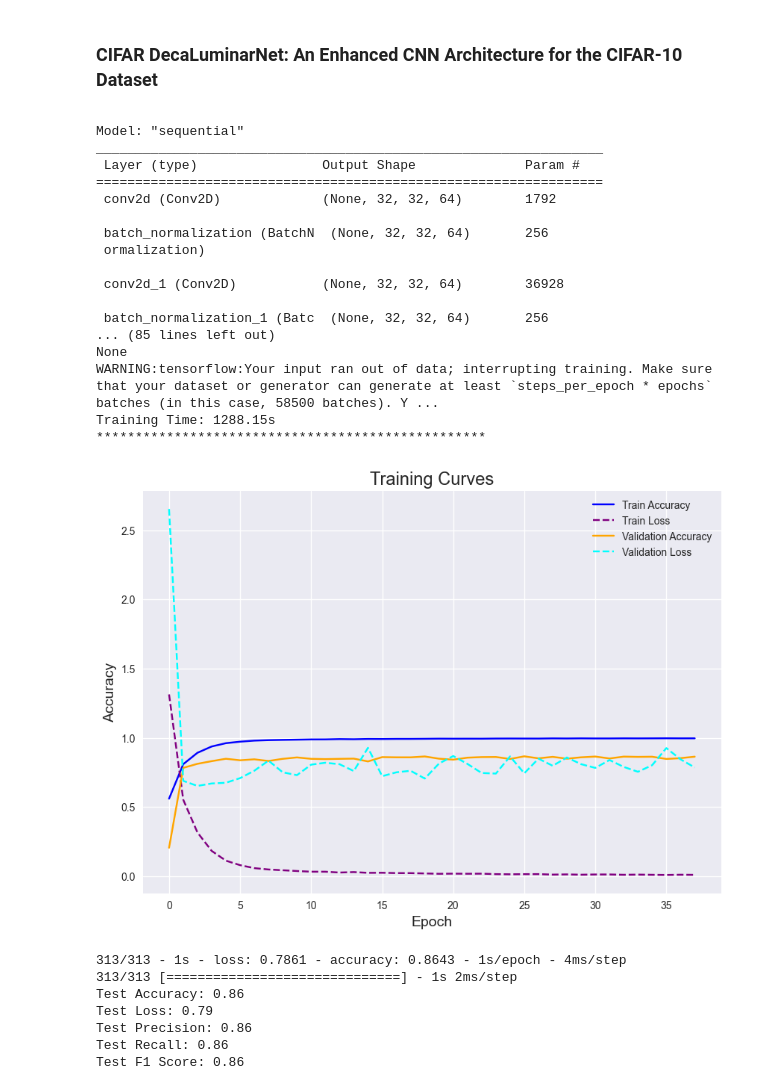
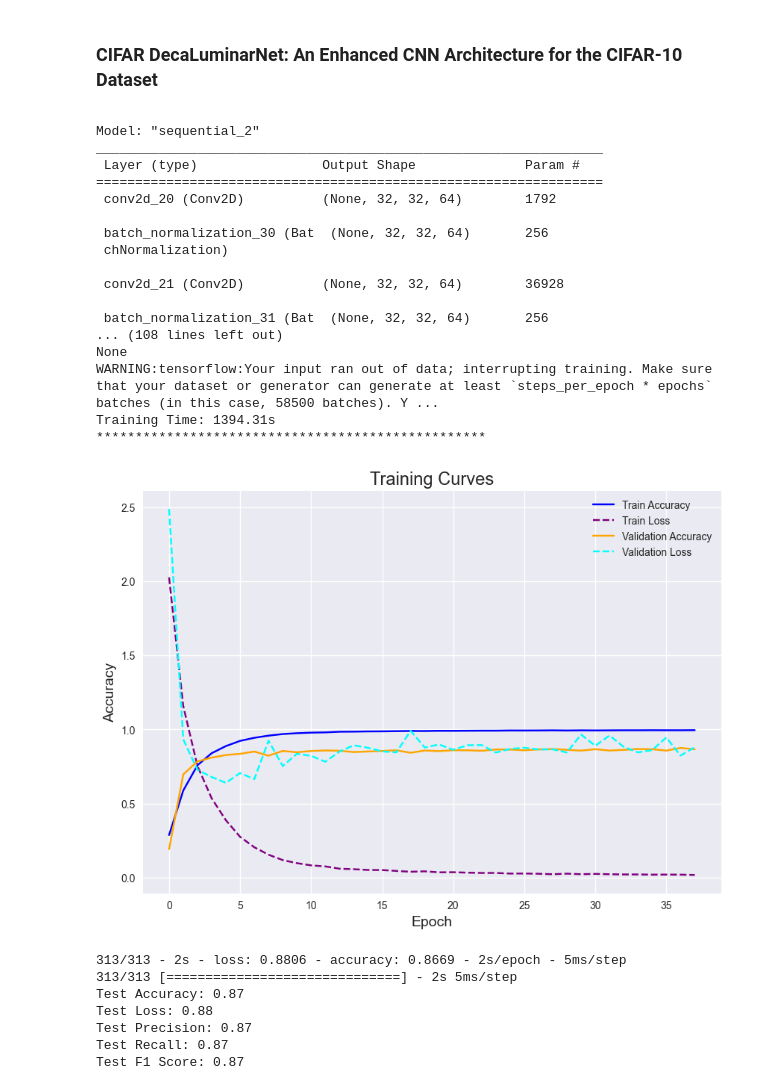
Before and after one commit to mbar0075/Advanced-Computer-Vision-for-AI, a Jupyter notebook: Individual Assignment/Assignment 2/cnn.ipynb, the cells around one changed output. Cells and saved outputs as stored; diff of their text form; code cells hidden in the pictures.

```diff
--- a/Individual Assignment/Assignment 2/cnn.ipynb
+++ b/Individual Assignment/Assignment 2/cnn.ipynb
@@ -1132,37 +1132,37 @@ def fit_updated(model, epochs:int=100, optimizer=Adam(clipnorm=1.0), verbose:int
 model = models.Sequential()
 
 # Block 1: Convolutional layers with MaxPooling
-model.add(layers.Conv2D(64, (3, 3), activation='relu', padding='same', input_shape=(32, 32, 3)))
+model.add(layers.Conv2D(64, (3, 3), activation='elu', padding='same', input_shape=(32, 32, 3)))
 model.add(layers.BatchNormalization())
-model.add(layers.Conv2D(64, (3, 3), activation='relu', padding='same'))
+model.add(layers.Conv2D(64, (3, 3), activation='elu', padding='same'))
 model.add(layers.BatchNormalization())
 model.add(layers.MaxPooling2D((2, 2)))
 model.add(layers.Dropout(0.25))
 
 # Block 2: Convolutional layers with MaxPooling
-model.add(layers.Conv2D(128, (3, 3), activation='relu', padding='same'))
+model.add(layers.Conv2D(128, (3, 3), activation='elu', padding='same'))
 model.add(layers.BatchNormalization())
-model.add(layers.Conv2D(128, (3, 3), activation='relu', padding='same'))
+model.add(layers.Conv2D(128, (3, 3), activation='elu', padding='same'))
 model.add(layers.BatchNormalization())
 model.add(layers.MaxPooling2D((2, 2)))
 model.add(layers.Dropout(0.25))
 
 # Block 3: Convolutional layers with MaxPooling
-model.add(layers.Conv2D(256, (3, 3), activation='relu', padding='same'))
+model.add(layers.Conv2D(256, (3, 3), activation='elu', padding='same'))
 model.add(layers.BatchNormalization())
-model.add(layers.Conv2D(256, (3, 3), activation='relu', padding='same'))
+model.add(layers.Conv2D(256, (3, 3), activation='elu', padding='same'))
 model.add(layers.BatchNormalization())
-model.add(layers.Conv2D(256, (3, 3), activation='relu', padding='same'))
+model.add(layers.Conv2D(256, (3, 3), activation='elu', padding='same'))
 model.add(layers.BatchNormalization())
 model.add(layers.MaxPooling2D((2, 2)))
 model.add(layers.Dropout(0.25))
 
 # Block 4: Convolutional layers with MaxPooling
-model.add(layers.Conv2D(512, (3, 3), activation='relu', padding='same'))
+model.add(layers.Conv2D(512, (3, 3), activation='elu', padding='same'))
 model.add(layers.BatchNormalization())
-model.add(layers.Conv2D(512, (3, 3), activation='relu', padding='same'))
+model.add(layers.Conv2D(512, (3, 3), activation='elu', padding='same'))
 model.add(layers.BatchNormalization())
-model.add(layers.Conv2D(512, (3, 3), activation='relu', padding='same'))
+model.add(layers.Conv2D(512, (3, 3), activation='elu', padding='same'))
 model.add(layers.BatchNormalization())
 model.add(layers.MaxPooling2D((2, 2)))
 model.add(layers.Dropout(0.25))
@@ -1175,50 +1175,69 @@ model.add(layers.Dropout(0.5))
 
 model.add(layers.Dense(512, activation='relu'))
 model.add(layers.BatchNormalization())
 model.add(layers.Dropout(0.5))
 
-model.add(layers.Dense(10, activation='softmax'))
+# Adding Dense/Fully-Connected Layers.
+model.add(layers.Dense(256, activation='relu'))
+model.add(layers.BatchNormalization()) # Adding BatchNormalization for regularization
+model.add(layers.Dropout(0.5)) # Adding Dropout for regularization
+
+# Adding Dense/Fully-Connected Layers.
+model.add(layers.Dense(128, activation='relu'))
+model.add(layers.BatchNormalization()) # Adding BatchNormalization for regularization
+model.add(layers.Dropout(0.5)) # Adding Dropout for regularization
+
+# Adding Dense/Fully-Connected Layers.
+model.add(layers.Dense(64, activation='relu'))
+model.add(layers.BatchNormalization()) # Adding BatchNormalization for regularization
+model.add(layers.Dropout(0.5)) # Adding Dropout for regularization
+
+# Final Dense Layer (Output Layer having 10 neurons for 10 classes)
+model.add(layers.Dense(10))
+
+# Adding Softmax Activation to the output layer
+model.add(layers.Activation('softmax'))
 
 # Fitting the model
 fit_updated(
     model,
     verbose=0,
     epochs=150,  # Increased epochs for more training
     optimizer=Adam(clipnorm=3.0, learning_rate=0.0007),  # Lowered learning rate
     batch_size=512,
     callbacks=EarlyStopping(monitor='val_accuracy', patience=15, restore_best_weights=True),  # Use accuracy for stopping
     colors=('blue', 'purple', 'orange', 'cyan'),
     do_display=True,
     do_save=True,
     save_name='cifar_decaluminar_net_model',
 )
 del model
 # %% [output]
-Model: "sequential"
+Model: "sequential_2"
 _________________________________________________________________
  Layer (type)                Output Shape              Param #
 =================================================================
- conv2d (Conv2D)             (None, 32, 32, 64)        1792
+ conv2d_20 (Conv2D)          (None, 32, 32, 64)        1792
 
- batch_normalization (BatchN  (None, 32, 32, 64)       256
- ormalization)
+ batch_normalization_30 (Bat  (None, 32, 32, 64)       256
+ chNormalization)
 
- conv2d_1 (Conv2D)           (None, 32, 32, 64)        36928
+ conv2d_21 (Conv2D)          (None, 32, 32, 64)        36928
 
- batch_normalization_1 (Batc  (None, 32, 32, 64)       256
-... (85 lines left out)
+ batch_normalization_31 (Bat  (None, 32, 32, 64)       256
+... (108 lines left out)
 None
 WARNING:tensorflow:Your input ran out of data; interrupting training. Make sure that your dataset or generator can generate at least `steps_per_epoch * epochs` batches (in this case, 58500 batches). Y ...
-Training Time: 1288.15s
+Training Time: 1394.31s
 **************************************************
-[figure, old version]
+[figure, new version]
-313/313 - 1s - loss: 0.7861 - accuracy: 0.8643 - 1s/epoch - 4ms/step
-313/313 [==============================] - 1s 2ms/step
-Test Accuracy: 0.86
-Test Loss: 0.79
-Test Precision: 0.86
-Test Recall: 0.86
-Test F1 Score: 0.86
+313/313 - 2s - loss: 0.8806 - accuracy: 0.8669 - 2s/epoch - 5ms/step
+313/313 [==============================] - 2s 5ms/step
+Test Accuracy: 0.87
+Test Loss: 0.88
+Test Precision: 0.87
+Test Recall: 0.87
+Test F1 Score: 0.87
 [figure]
 # %% [markdown]
 ### **CIFAR DecaLuminarNet:** A Further Enhanced CNN Architecture for CIFAR10
```
Also changed, not shown: parts of 1 cell of this notebook, 3 other files.
